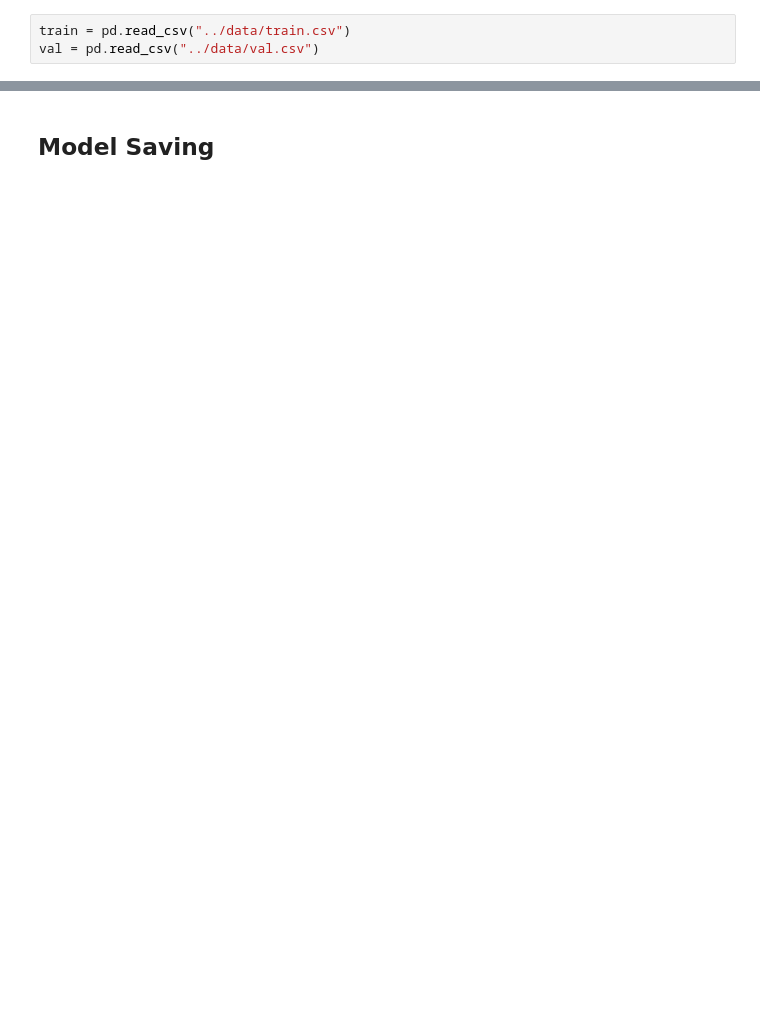
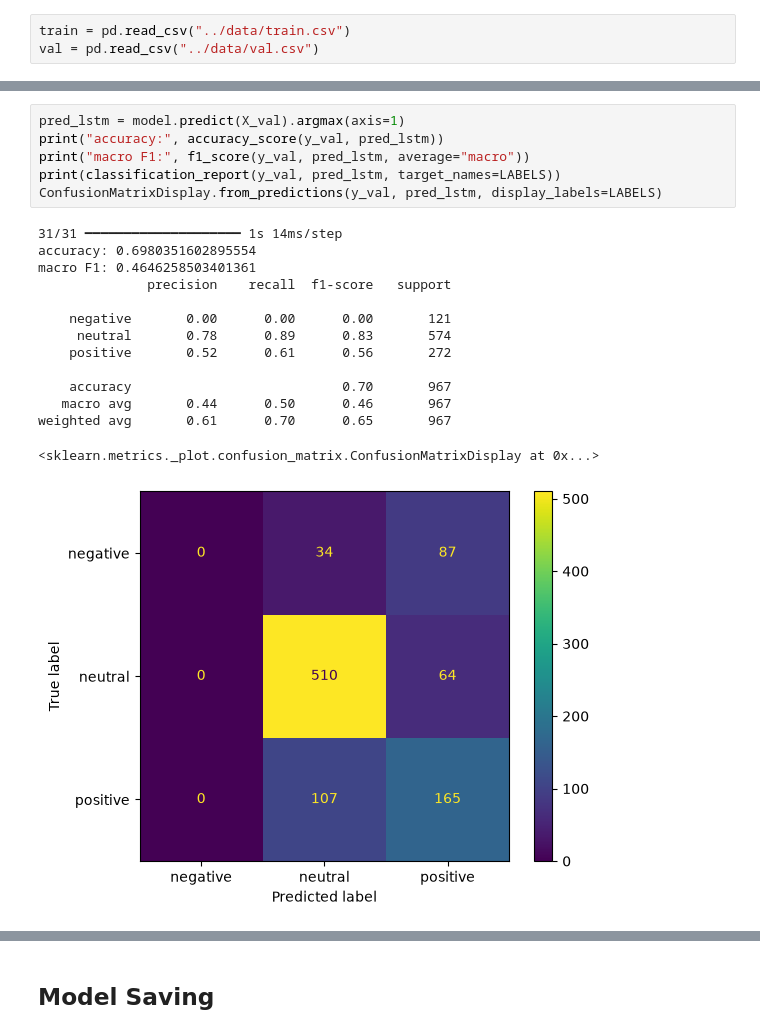
Before and after one commit to sinuhajii02/nlp-financial-phrasebank, a Jupyter notebook: notebook/01_baseline.ipynb, the cells around one changed output, grey strips where cells are left out. Cells and saved outputs as stored; diff of their text form; blank space fills up the shorter version.

```diff
--- a/notebook/01_baseline.ipynb
+++ b/notebook/01_baseline.ipynb
@@ -58,0 +182,21 @@ Name: sentence, Length: 2901, dtype: str
+# %%
+pred_lstm = model.predict(X_val).argmax(axis=1)
+print("accuracy:", accuracy_score(y_val, pred_lstm))
+print("macro F1:", f1_score(y_val, pred_lstm, average="macro"))
+print(classification_report(y_val, pred_lstm, target_names=LABELS))
+ConfusionMatrixDisplay.from_predictions(y_val, pred_lstm, display_labels=LABELS)
+# %% [output]
+31/31 ━━━━━━━━━━━━━━━━━━━━ 1s 14ms/step
+accuracy: 0.6980351602895554
+macro F1: 0.4646258503401361
+              precision    recall  f1-score   support
+
+    negative       0.00      0.00      0.00       121
+     neutral       0.78      0.89      0.83       574
+    positive       0.52      0.61      0.56       272
+
+    accuracy                           0.70       967
+   macro avg       0.44      0.50      0.46       967
+weighted avg       0.61      0.70      0.65       967
+<sklearn.metrics._plot.confusion_matrix.ConfusionMatrixDisplay at 0x...>
+[figure, added]
```
Also changed, not shown: parts of 29 cells of this notebook, 5 other files.
